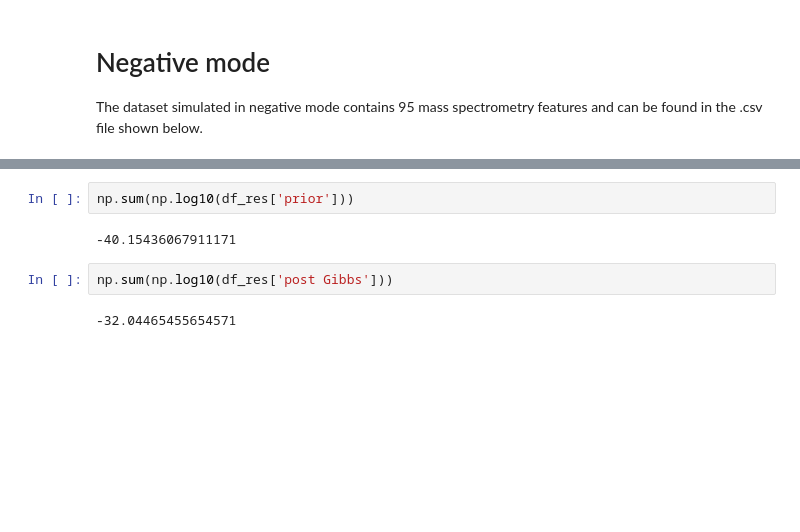
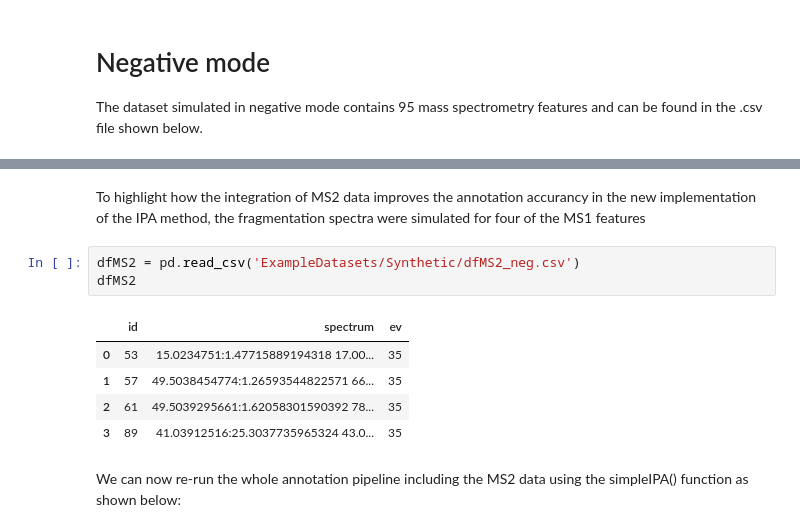
Before and after one commit to francescodc87/ipaPy2, a Jupyter notebook: Synthetic_example.ipynb, the cells around one changed output, grey strips where cells are left out. Saved outputs shown, nothing was run; the diff lists cells and outputs as text; blank space fills up the shorter version.

```diff
--- a/Synthetic_example.ipynb
+++ b/Synthetic_example.ipynb
@@ -200,8 +240,13 @@ df_res=df_res.drop(['isotope', 'charge'], axis=1)
-# %%
-np.sum(np.log10(df_res['prior']))
-# %% [output]
--40.15436067911171
-# %%
-np.sum(np.log10(df_res['post Gibbs']))
-# %% [output]
--32.04465455654571
+# %% [markdown]
+To highlight how the integration of MS2 data improves the annotation accurancy in the new implementation of the IPA method, the fragmentation spectra were simulated for four of the MS1 features
+# %%
+dfMS2 = pd.read_csv('ExampleDatasets/Synthetic/dfMS2_neg.csv')
+dfMS2
+# %% [output]
+|  | id | spectrum | ev |
+| 0 | 53 | 15.0234751:1.47715889194318 17.00... | 35 |
+| 1 | 57 | 49.5038454774:1.26593544822571 66... | 35 |
+| 2 | 61 | 49.5039295661:1.62058301590392 78... | 35 |
+| 3 | 89 | 41.03912516:25.3037735965324 43.0... | 35 |
+# %% [markdown]
+We can now re-run the whole annotation pipeline including the MS2 data using the simpleIPA() function as shown below:
```
Also changed, not shown: parts of 43 cells of this notebook.
